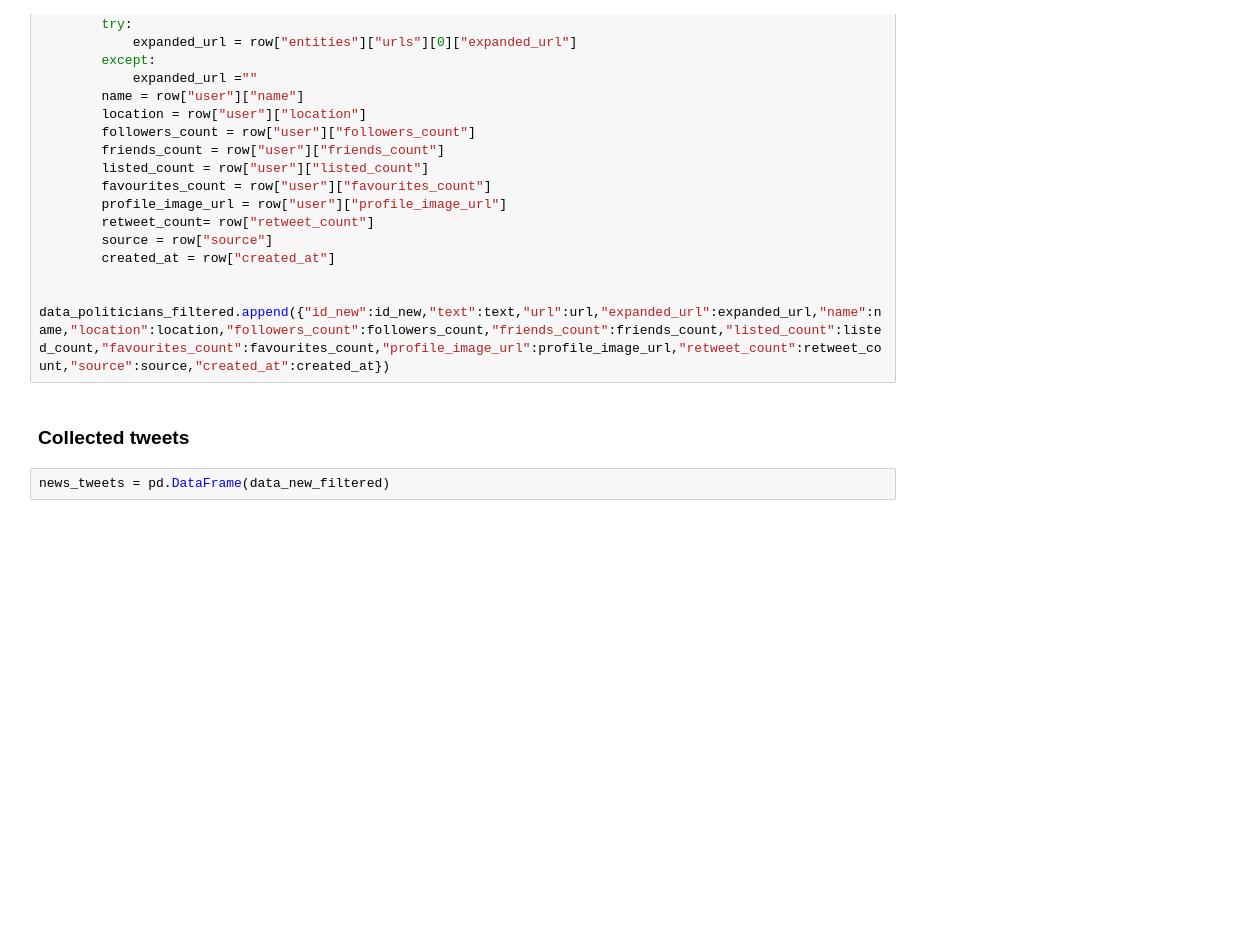
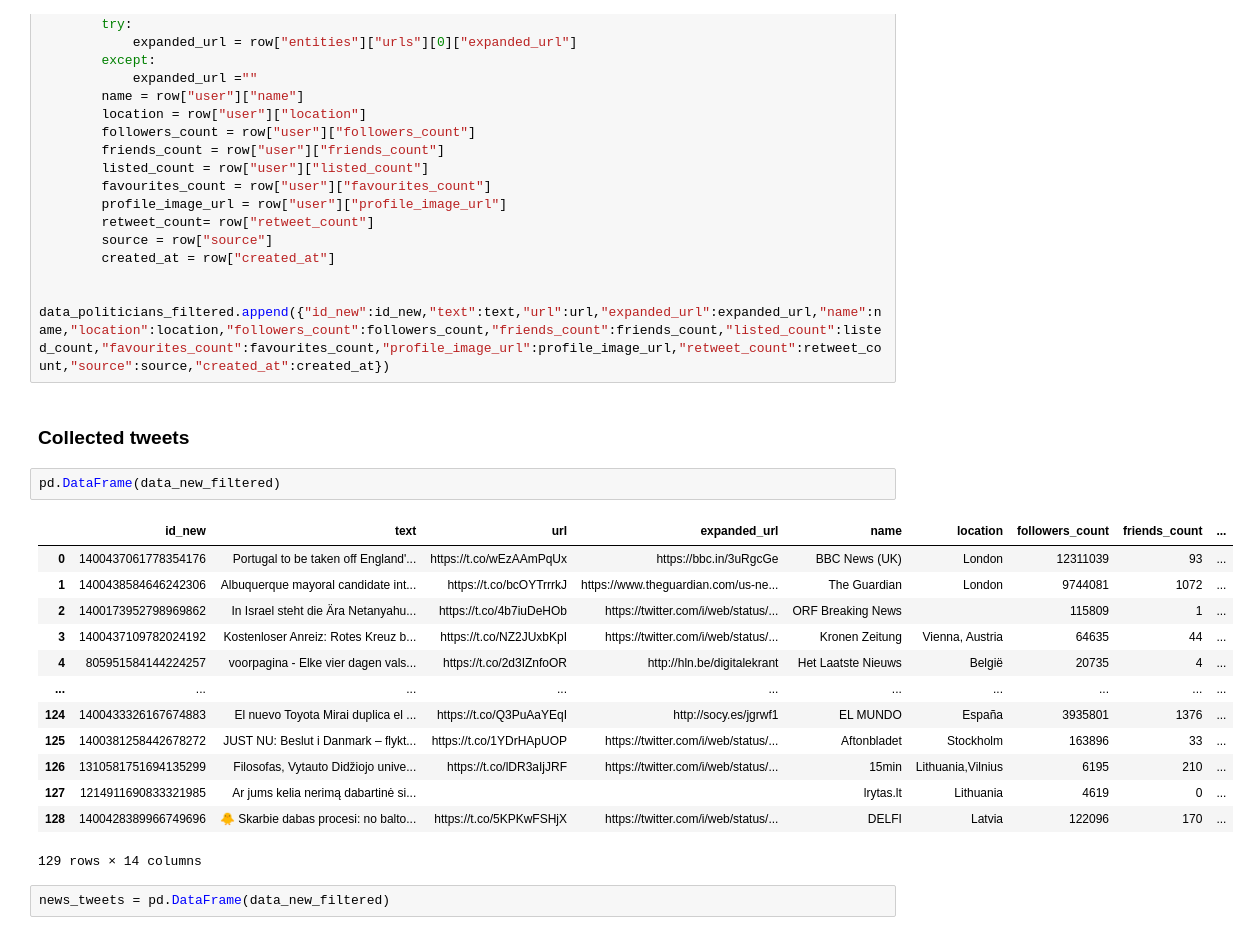
Before and after one commit to EstefaniaVB/LexAI, a Jupyter notebook: notebooks/Estefania Twitter News.ipynb, the cells around one changed output. Saved outputs shown, nothing was run; the diff lists cells and outputs as text; blank space fills up the shorter version.

```diff
--- a/notebooks/Estefania Twitter News.ipynb
+++ b/notebooks/Estefania Twitter News.ipynb
@@ -204,6 +257,22 @@ for column in meps_tweets:
         data_politicians_filtered.append({"id_new":id_new,"text":text,"url":url,"expanded_url":expanded_url,"name":name,"location":location,"followers_count":followers_count,"friends_count":friends_count,"listed_count":listed_count,"favourites_count":favourites_count,"profile_image_url":profile_image_url,"retweet_count":retweet_count,"source":source,"created_at":created_at})
 # %% [markdown]
 ### Collected tweets
+# %%
+pd.DataFrame(data_new_filtered)
+# %% [output]
+|  | id_new | text | url | expanded_url | name | location | followers_count | friends_count | ... |
+| 0 | 1400437061778354176 | Portugal to be taken off England'... | https://t.co/wEzAAmPqUx | https://bbc.in/3uRgcGe | BBC News (UK) | London | 12311039 | 93 | ... |
+| 1 | 1400438584646242306 | Albuquerque mayoral candidate int... | https://t.co/bcOYTrrrkJ | https://www.theguardian.com/us-ne... | The Guardian | London | 9744081 | 1072 | ... |
+| 2 | 1400173952798969862 | In Israel steht die Ära Netanyahu... | https://t.co/4b7iuDeHOb | https://twitter.com/i/web/status/... | ORF Breaking News |  | 115809 | 1 | ... |
+| 3 | 1400437109782024192 | Kostenloser Anreiz: Rotes Kreuz b... | https://t.co/NZ2JUxbKpI | https://twitter.com/i/web/status/... | Kronen Zeitung | Vienna, Austria | 64635 | 44 | ... |
+| 4 | 805951584144224257 | voorpagina - Elke vier dagen vals... | https://t.co/2d3IZnfoOR | http://hln.be/digitalekrant | Het Laatste Nieuws | België | 20735 | 4 | ... |
+| ... | ... | ... | ... | ... | ... | ... | ... | ... | ... |
+| 124 | 1400433326167674883 | El nuevo Toyota Mirai duplica el ... | https://t.co/Q3PuAaYEqI | http://socy.es/jgrwf1 | EL MUNDO | España | 3935801 | 1376 | ... |
+| 125 | 1400381258442678272 | JUST NU: Beslut i Danmark – flykt... | https://t.co/1YDrHApUOP | https://twitter.com/i/web/status/... | Aftonbladet | Stockholm | 163896 | 33 | ... |
+| 126 | 1310581751694135299 | Filosofas, Vytauto Didžiojo unive... | https://t.co/lDR3aIjJRF | https://twitter.com/i/web/status/... | 15min | Lithuania,Vilnius | 6195 | 210 | ... |
+| 127 | 1214911690833321985 | Ar jums kelia nerimą dabartinė si... |  |  | lrytas.lt | Lithuania | 4619 | 0 | ... |
+| 128 | 1400428389966749696 | 🐥 Skarbie dabas procesi: no balto... | https://t.co/5KPKwFSHjX | https://twitter.com/i/web/status/... | DELFI | Latvia | 122096 | 170 | ... |
+129 rows × 14 columns
 # %%
 news_tweets = pd.DataFrame(data_new_filtered)
 # %%
```
Also changed, not shown: parts of 17 cells of this notebook, 1 other file.
